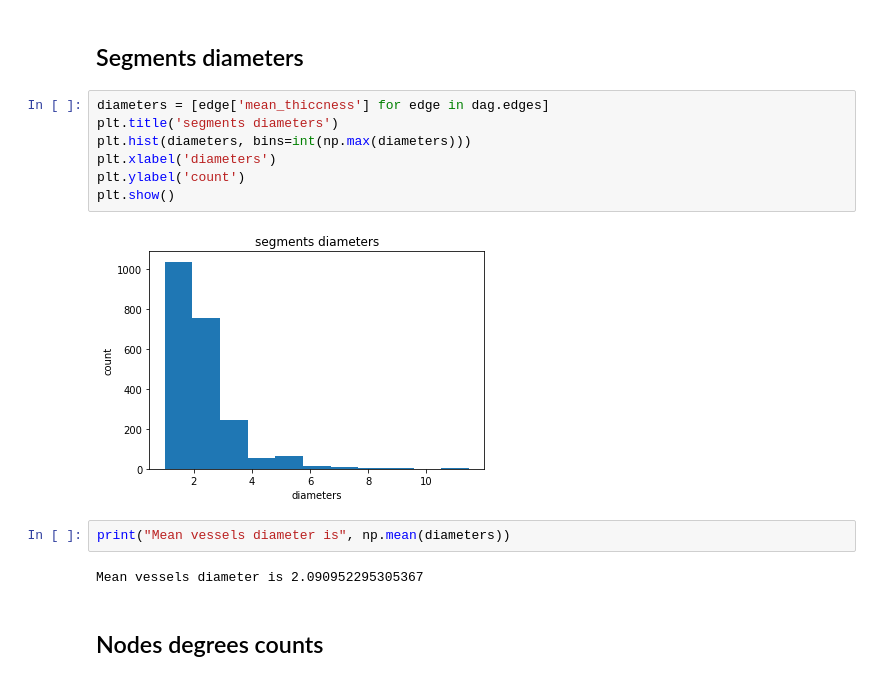
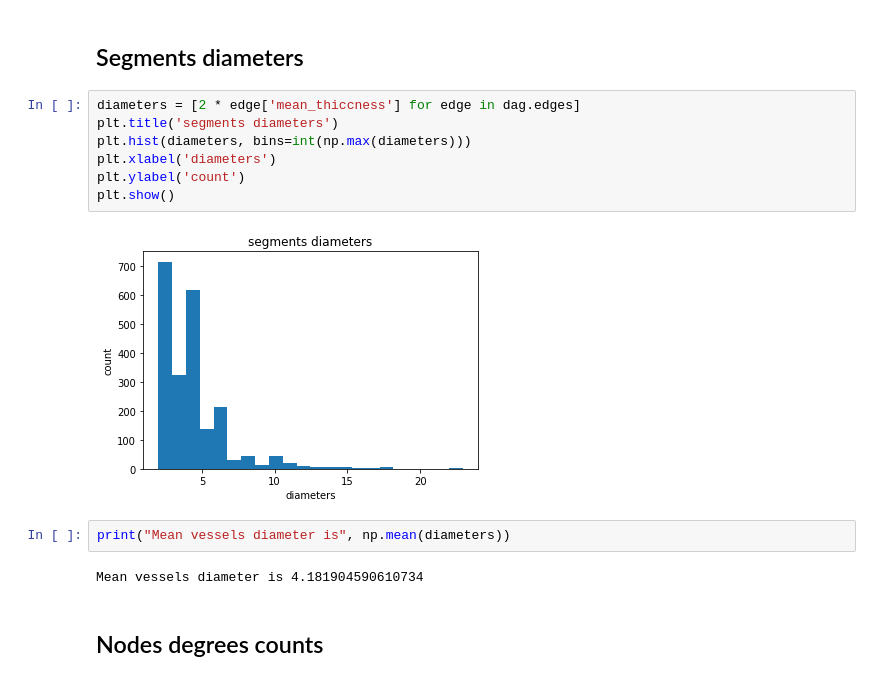
Before and after one commit to VitalBacon/RenalArterialTreeAnalysis, a Jupyter notebook: final-5-parameters-presentation.ipynb, the cells around one changed output. Saved outputs shown, nothing was run; the diff lists cells and outputs as text.

Commit message:
Fix diameter bug

```diff
--- a/final-5-parameters-presentation.ipynb
+++ b/final-5-parameters-presentation.ipynb
@@ -238,18 +238,18 @@ Mean vessels length is 14.116984955825302
 # %% [markdown]
 ## Segments diameters
 # %%
-diameters = [edge['mean_thiccness'] for edge in dag.edges]
+diameters = [2 * edge['mean_thiccness'] for edge in dag.edges]
 plt.title('segments diameters')
 plt.hist(diameters, bins=int(np.max(diameters)))
 plt.xlabel('diameters')
 plt.ylabel('count')
 plt.show()
 # %% [output]
-[figure, old version]
+[figure, new version]
 # %%
 print("Mean vessels diameter is", np.mean(diameters))
 # %% [output]
-Mean vessels diameter is 2.090952295305367
+Mean vessels diameter is 4.181904590610734
 # %% [markdown]
 ## Nodes degrees counts
 # %%
```
